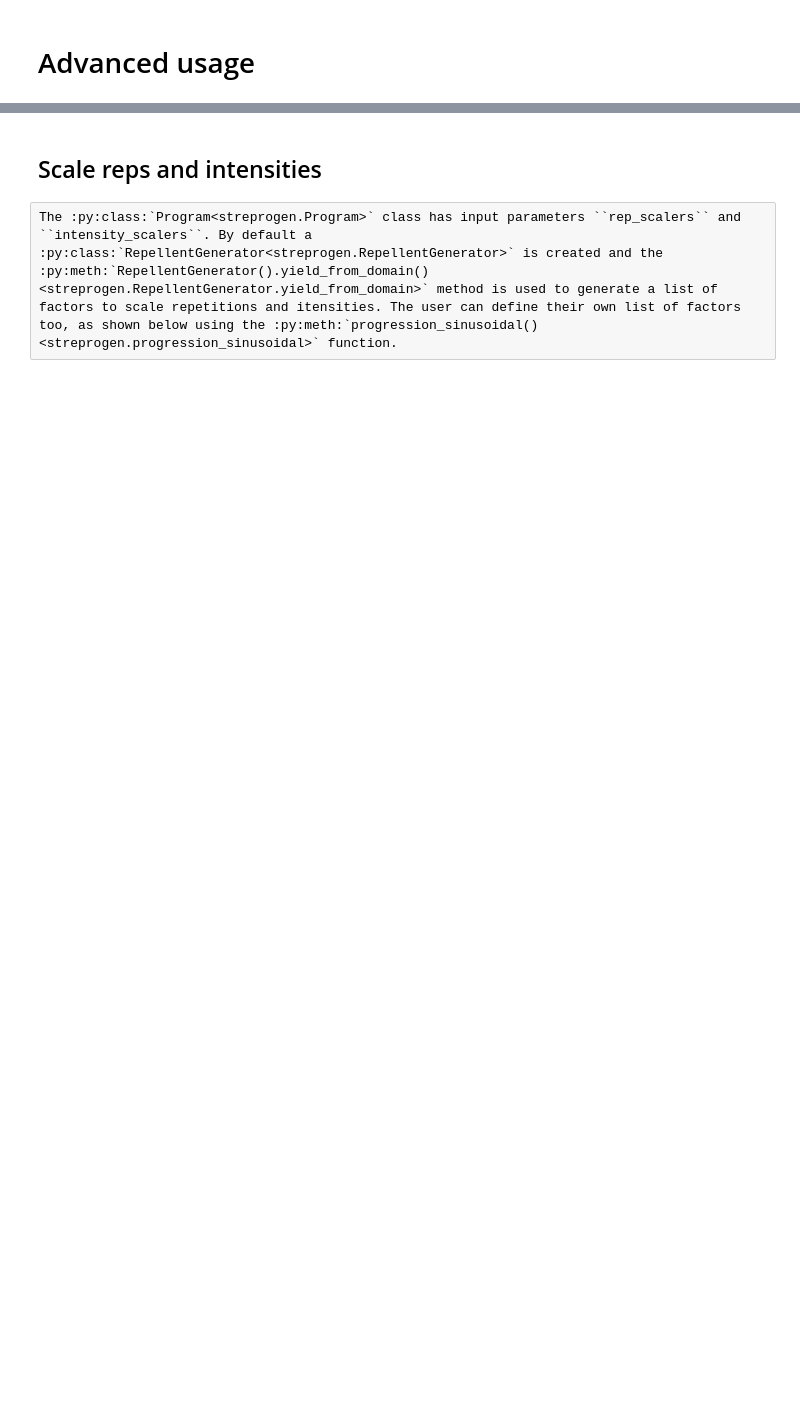
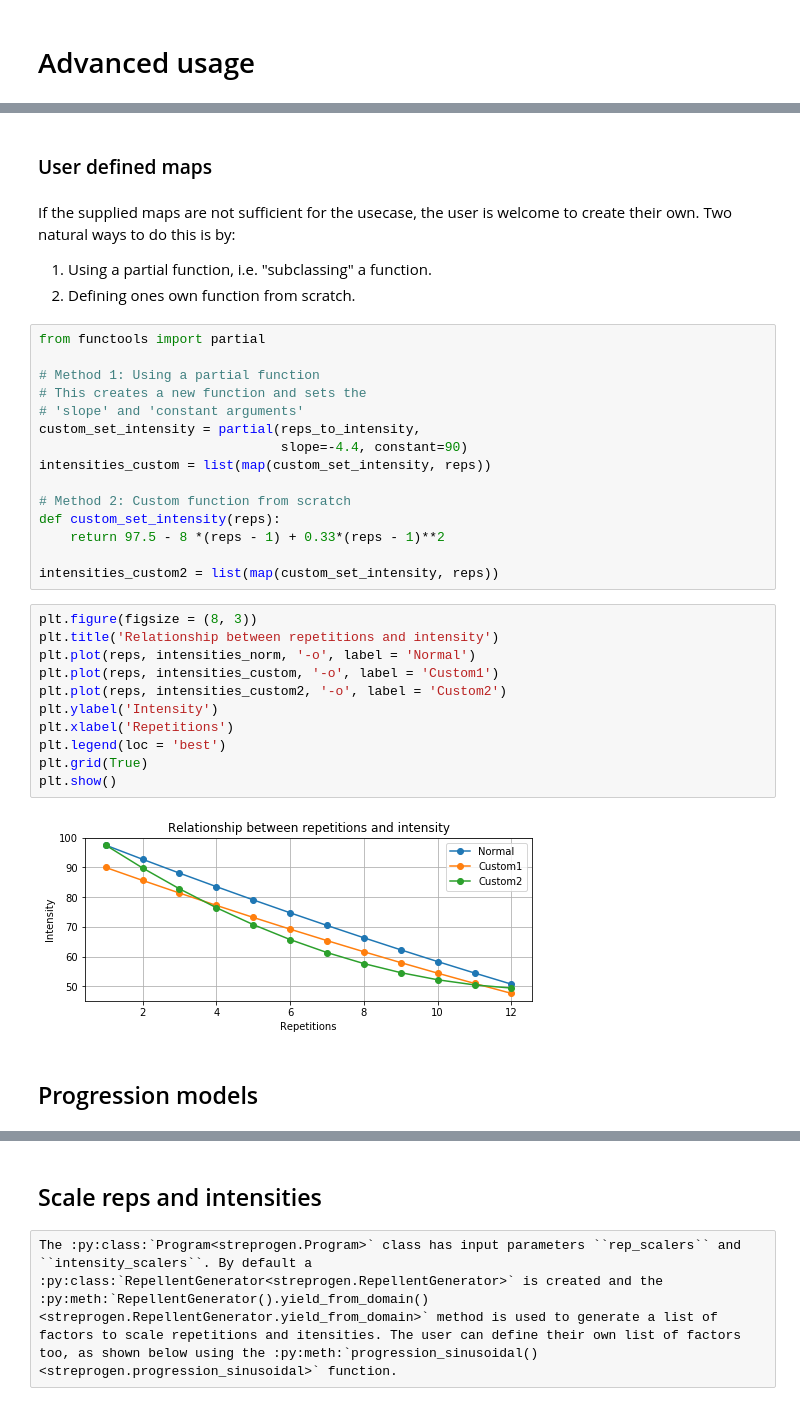
Before and after one commit to tommyod/streprogen, a Jupyter notebook: docs/jupyter_notebooks/advanced.ipynb, the cells around one changed output, grey strips where cells are left out. Cells and saved outputs as stored; diff of their text form; blank space fills up the shorter version.

```diff
--- a/docs/jupyter_notebooks/advanced.ipynb
+++ b/docs/jupyter_notebooks/advanced.ipynb
@@ -114,0 +67,37 @@ plt.show()
+# %% [markdown]
+### User defined maps
+# %% [markdown]
+If the supplied maps are not sufficient for the usecase, the user is welcome to create their own. Two natural ways to do this is by:
+
+1. Using a partial function, i.e. "subclassing" a function.
+2. Defining ones own function from scratch.
+# %%
+from functools import partial
+
+# Method 1: Using a partial function
+# This creates a new function and sets the
+# 'slope' and 'constant arguments'
+custom_set_intensity = partial(reps_to_intensity,
+                               slope=-4.4, constant=90)
+intensities_custom = list(map(custom_set_intensity, reps))
+
+# Method 2: Custom function from scratch
+def custom_set_intensity(reps):
+    return 97.5 - 8 *(reps - 1) + 0.33*(reps - 1)**2
+
+intensities_custom2 = list(map(custom_set_intensity, reps))
+# %%
+plt.figure(figsize = (8, 3))
+plt.title('Relationship between repetitions and intensity')
+plt.plot(reps, intensities_norm, '-o', label = 'Normal')
+plt.plot(reps, intensities_custom, '-o', label = 'Custom1')
+plt.plot(reps, intensities_custom2, '-o', label = 'Custom2')
+plt.ylabel('Intensity')
+plt.xlabel('Repetitions')
+plt.legend(loc = 'best')
+plt.grid(True)
+plt.show()
+# %% [output]
+[figure, added]
+# %% [markdown]
+## Progression models
```
Also changed, not shown: parts of 37 cells of this notebook, 18 other files.
